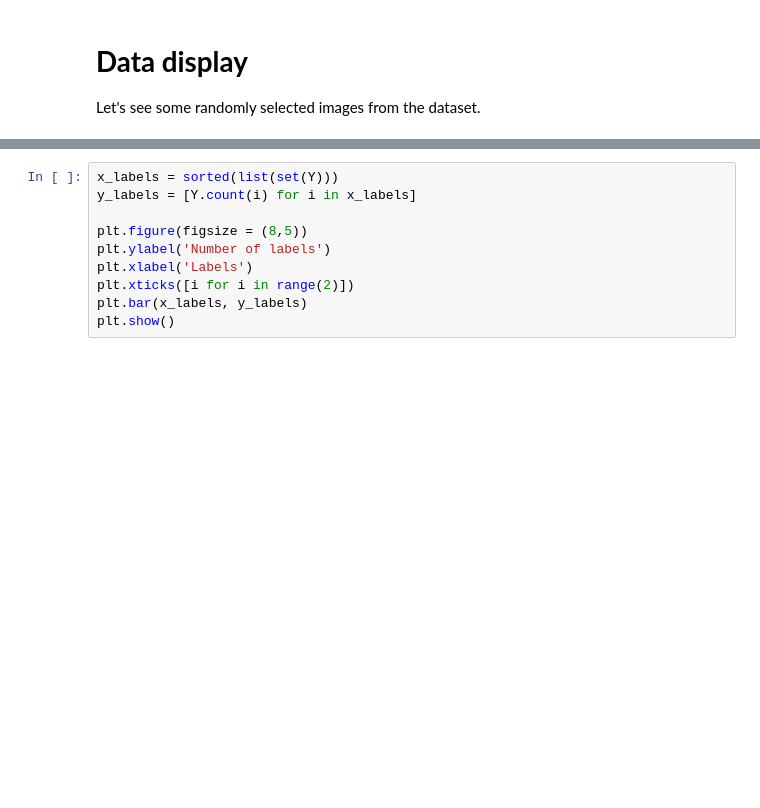
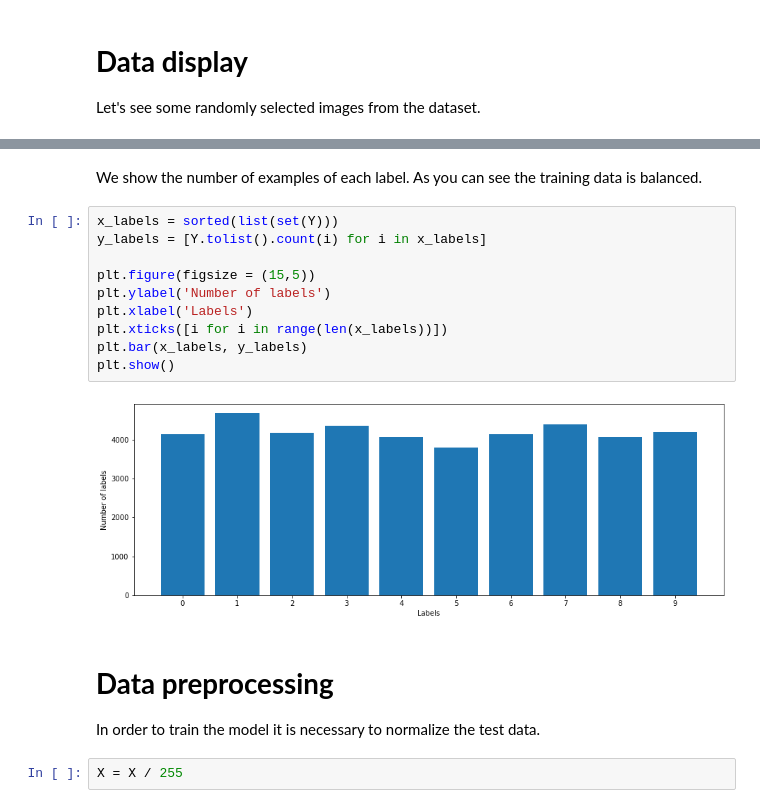
Before and after one commit to Ruddy9501/Digit-Recognizer, a Jupyter notebook: digit_recognizer.ipynb, the cells around one changed output, grey strips where cells are left out. Drawn from its saved outputs; the diff is of its cells as text; blank space fills up the shorter version.

```diff
--- a/digit_recognizer.ipynb
+++ b/digit_recognizer.ipynb
@@ -39,10 +41,20 @@ plt.show()
+# %% [markdown]
+We show the number of examples of each label. As you can see the training data is balanced.
 # %%
 x_labels = sorted(list(set(Y)))
-y_labels = [Y.count(i) for i in x_labels]
+y_labels = [Y.tolist().count(i) for i in x_labels]
 
-plt.figure(figsize = (8,5))
+plt.figure(figsize = (15,5))
 plt.ylabel('Number of labels')
 plt.xlabel('Labels')
-plt.xticks([i for i in range(2)])
+plt.xticks([i for i in range(len(x_labels))])
 plt.bar(x_labels, y_labels)
 plt.show()
+# %% [output]
+[figure, added]
+# %% [markdown]
+# **Data preprocessing**
+
+In order to train the model it is necessary to normalize the test data.
+# %%
+X = X / 255
```
Also changed, not shown: parts of 6 cells of this notebook.
